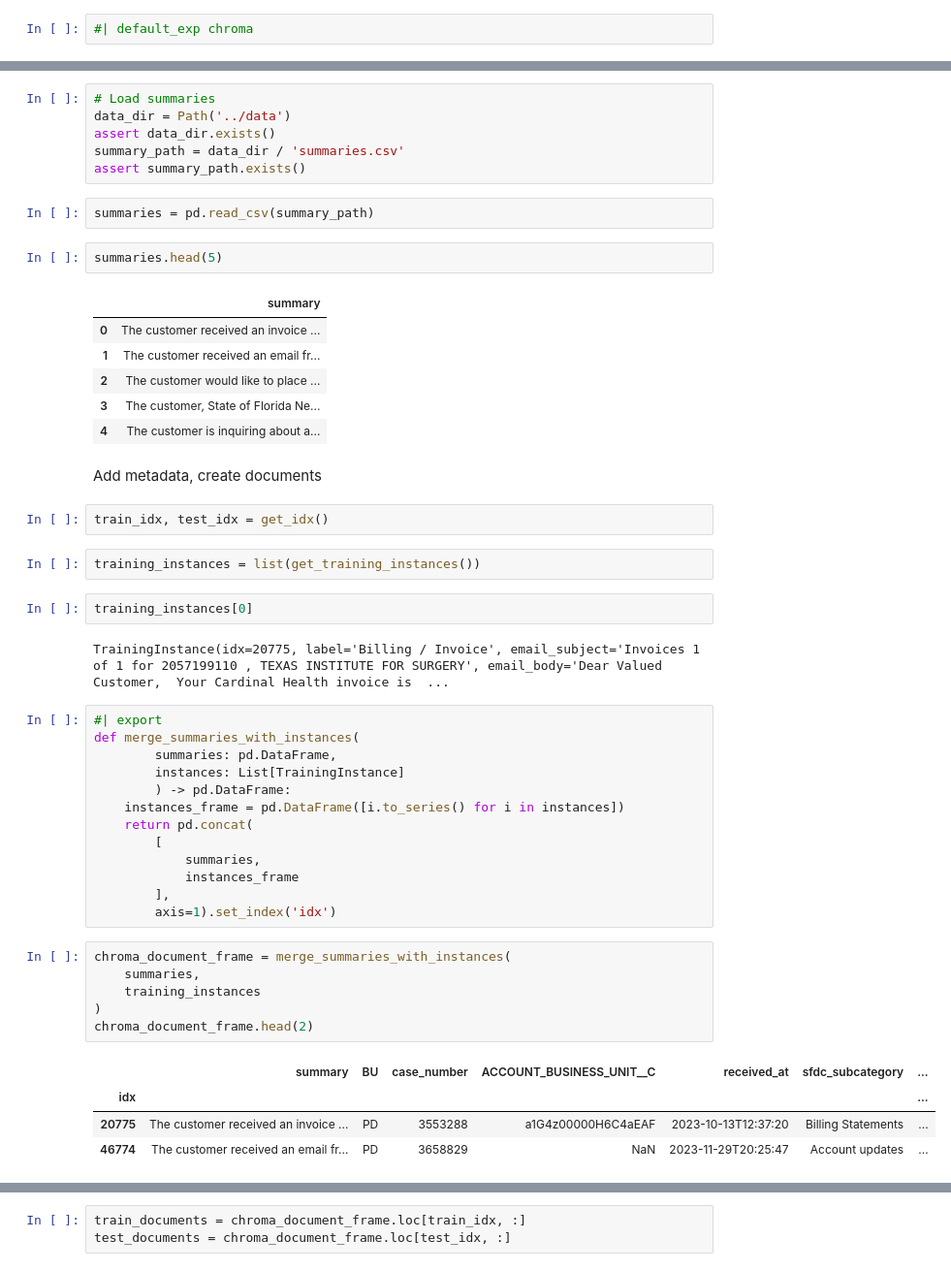
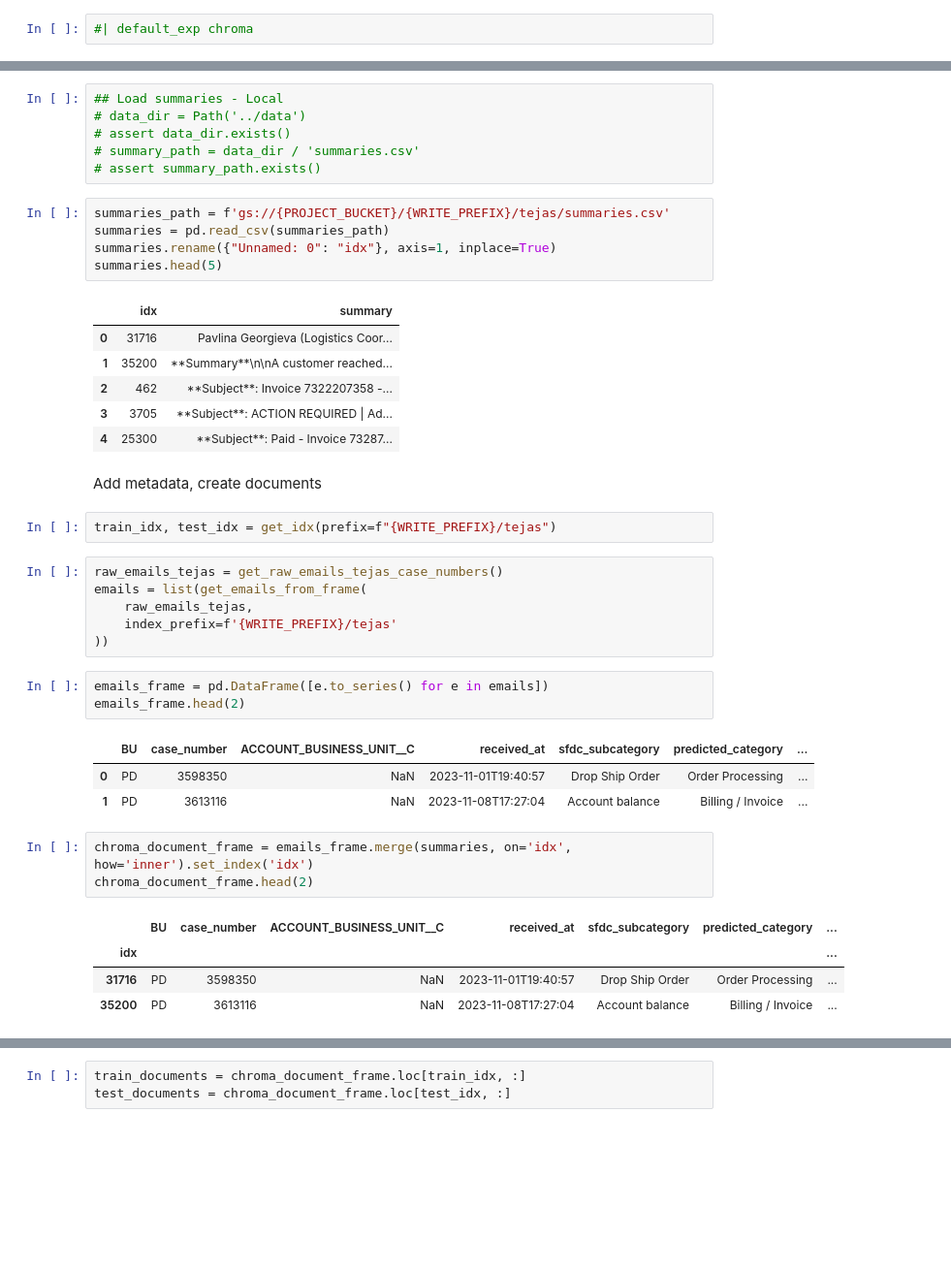
Before and after one commit to cah-jake-bergren/customer_service_email_classification, a Jupyter notebook: nbs/03_chroma.ipynb, the cells around one changed output, grey strips where cells are left out. Shown: that part at 97% size. Drawn from its saved outputs; the diff is of its cells as text; blank space fills up the shorter version.

```diff
--- a/nbs/03_chroma.ipynb
+++ b/nbs/03_chroma.ipynb
@@ -25,51 +26,43 @@ from classifier.load import get_training_instances, get_idx, TrainingInstance, \
 # %%
-# Load summaries
-data_dir = Path('../data')
-assert data_dir.exists()
-summary_path = data_dir / 'summaries.csv'
-assert summary_path.exists()
+## Load summaries - Local
+# data_dir = Path('../data')
+# assert data_dir.exists()
+# summary_path = data_dir / 'summaries.csv'
+# assert summary_path.exists()
-# %%
-summaries = pd.read_csv(summary_path)
-# %%
-summaries.head(5)
-# %% [output]
-|  | summary |
-| 0 | The customer received an invoice ... |
-| 1 | The customer received an email fr... |
-| 2 | The customer would like to place ... |
-| 3 | The customer, State of Florida Ne... |
-| 4 | The customer is inquiring about a... |
+# %%
+summaries_path = f'gs://{PROJECT_BUCKET}/{WRITE_PREFIX}/tejas/summaries.csv'
+summaries = pd.read_csv(summaries_path)
+summaries.rename({"Unnamed: 0": "idx"}, axis=1, inplace=True)
+summaries.head(5)
+# %% [output]
+|  | idx | summary |
+| 0 | 31716 | Pavlina Georgieva (Logistics Coor... |
+| 1 | 35200 | **Summary**\n\nA customer reached... |
+| 2 | 462 | **Subject**: Invoice 7322207358 -... |
+| 3 | 3705 | **Subject**: ACTION REQUIRED | Ad... |
+| 4 | 25300 | **Subject**: Paid - Invoice 73287... |
 # %% [markdown]
 Add metadata, create documents
 # %%
-train_idx, test_idx = get_idx()
+train_idx, test_idx = get_idx(prefix=f"{WRITE_PREFIX}/tejas")
-# %%
-training_instances = list(get_training_instances())
-# %%
-training_instances[0]
-# %% [output]
-TrainingInstance(idx=20775, label='Billing / Invoice', email_subject='Invoices 1 of 1 for 2057199110 , TEXAS INSTITUTE FOR SURGERY', email_body='Dear Valued Customer,  Your Cardinal Health invoice is  ...
-# %%
-#| export
-def merge_summaries_with_instances(
-        summaries: pd.DataFrame,
-        instances: List[TrainingInstance]
-        ) -> pd.DataFrame:
-    instances_frame = pd.DataFrame([i.to_series() for i in instances])
-    return pd.concat(
-        [
-            summaries,
-            instances_frame
-        ],
-        axis=1).set_index('idx')
+# %%
+raw_emails_tejas = get_raw_emails_tejas_case_numbers()
+emails = list(get_emails_from_frame(
+    raw_emails_tejas,
+    index_prefix=f'{WRITE_PREFIX}/tejas'
+))
+# %%
+emails_frame = pd.DataFrame([e.to_series() for e in emails])
+emails_frame.head(2)
+# %% [output]
+|  | BU | case_number | ACCOUNT_BUSINESS_UNIT__C | received_at | sfdc_subcategory | predicted_category | ... |
+| 0 | PD | 3598350 | NaN | 2023-11-01T19:40:57 | Drop Ship Order | Order Processing | ... |
+| 1 | PD | 3613116 | NaN | 2023-11-08T17:27:04 | Account balance | Billing / Invoice | ... |
 # %%
-chroma_document_frame = merge_summaries_with_instances(
-    summaries,
-    training_instances
-)
+chroma_document_frame = emails_frame.merge(summaries, on='idx', how='inner').set_index('idx')
 chroma_document_frame.head(2)
 # %% [output]
-|  | summary | BU | case_number | ACCOUNT_BUSINESS_UNIT__C | received_at | sfdc_subcategory | ... |
+|  | BU | case_number | ACCOUNT_BUSINESS_UNIT__C | received_at | sfdc_subcategory | predicted_category | ... |
 | idx |  |  |  |  |  |  | ... |
-| 20775 | The customer received an invoice ... | PD | 3553288 | a1G4z00000H6C4aEAF | 2023-10-13T12:37:20 | Billing Statements | ... |
-| 46774 | The customer received an email fr... | PD | 3658829 | NaN | 2023-11-29T20:25:47 | Account updates | ... |
+| 31716 | PD | 3598350 | NaN | 2023-11-01T19:40:57 | Drop Ship Order | Order Processing | ... |
+| 35200 | PD | 3613116 | NaN | 2023-11-08T17:27:04 | Account balance | Billing / Invoice | ... |
```
Also changed, not shown: parts of 7 cells of this notebook, 11 other files.
